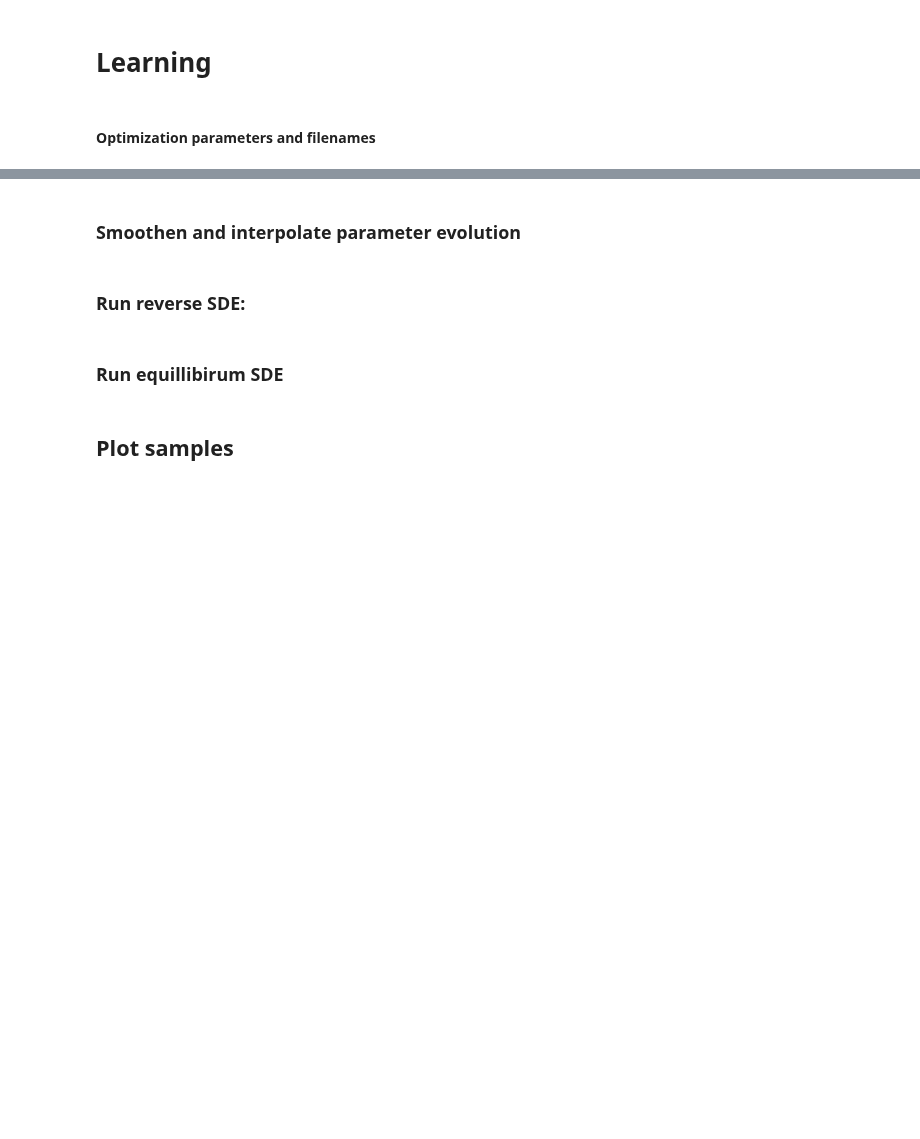
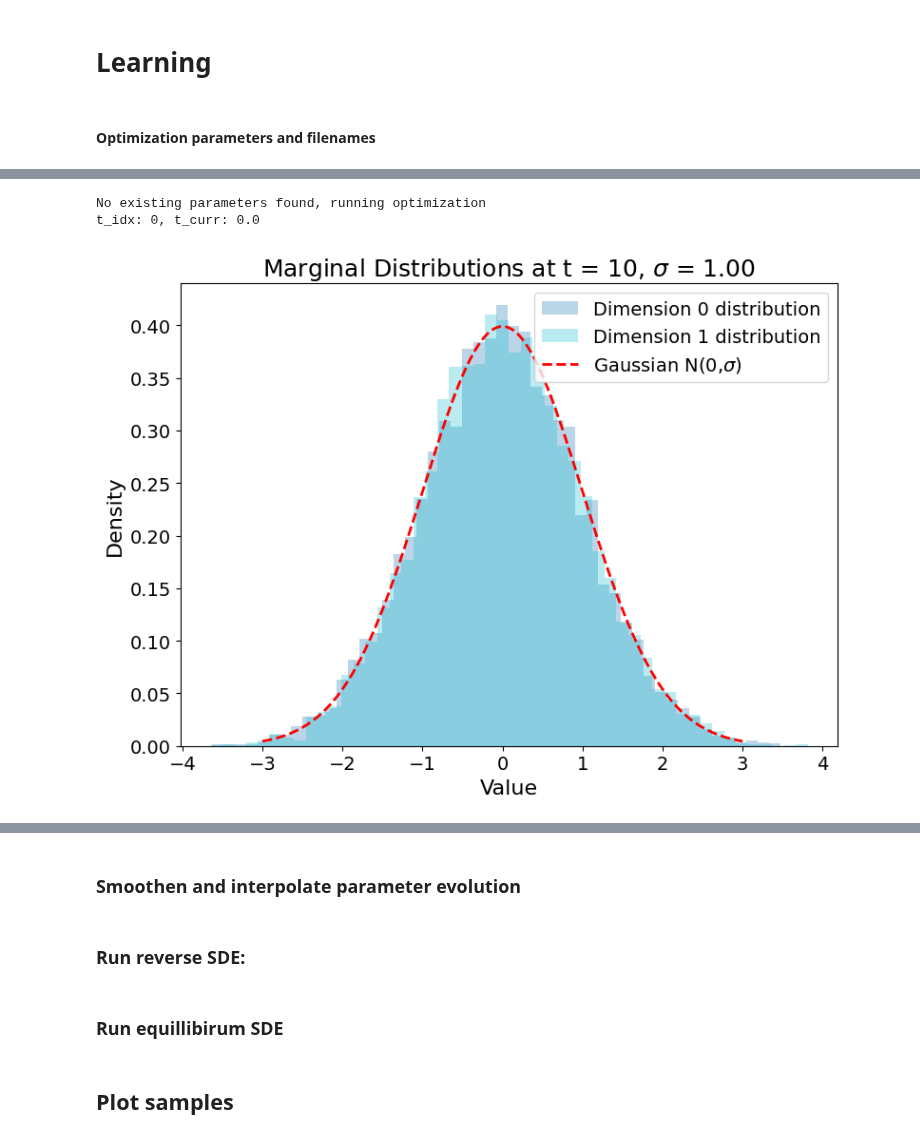
Before and after one commit to cyboesch/oscillator_dev, a Jupyter notebook: projects/physical-diffusion-models/notebooks/sampling-from-gaussian-mixture.ipynb, the cells around one changed output, grey strips where cells are left out. Saved outputs shown, nothing was run; the diff lists cells and outputs as text; code cells hidden in the pictures; blank space fills up the shorter version.

```diff
--- a/projects/physical-diffusion-models/notebooks/sampling-from-gaussian-mixture.ipynb
+++ b/projects/physical-diffusion-models/notebooks/sampling-from-gaussian-mixture.ipynb
@@ -180,7 +179,7 @@ if training_method == "SM":
     maximize = False
 elif training_method == "CD1":
     loss_fn_per_batch = setup_score_matching_loss_per_batch(energy_fn)
-    gradient_fn_per_batch = lambda flattened_args, batch: -CD1_gradient(energy_fn, batch, flattened_args, dt=0.001, D=Temp, key=jr.PRNGKey(33), num_noise_samples=2000)
+    gradient_fn_per_batch = lambda flattened_args, batch, key_CD1: -CD1_gradient(energy_fn, batch, flattened_args, dt=0.001, D=Temp, key=key_CD1, num_noise_samples=2000)
     maximize = False
 elif training_method == "MLE":
     loss_fn_per_batch = setup_MLE_loss_per_batch(energy_fn)
@@ -240,8 +242,3 @@ save_fig = False
-# %%
-key, subkey = jr.split(key)
-Temp = .01
-samples_t = sample_forward_process(t_forward, n_samples, D=Temp, sigma_final=sigma_forward, samples0=samples_0, key=subkey)
-plot_forward_marginals(samples_t, t_forward, sigma_forward, Temp=Temp, path=plot_folder, save_fig=save_fig, fontsize=16)
 # %%
 params_history_path = f"{output_dir}/params_history.npy"
 if os.path.exists(params_history_path):
@@ -250,10 +247,6 @@ if os.path.exists(params_history_path):
     params_history_all_t = jnp.load(params_history_path)
 else:
     print('No existing parameters found, running optimization')
-    key, subkey = jr.split(key)
-
-    samples_t = sample_forward_process(t_forward, n_samples, D=1, sigma_final=sigma_forward, samples0=samples_0, key=subkey)
-    plot_forward_marginals(samples_t, t_forward, sigma_forward, beta=1.0, path=output_dir, save_fig=save_fig, fontsize=16)
 
     # Setup optimization parameters
     mask = jnp.ones(params_flattened_initial.shape[0])
@@ -268,26 +261,24 @@ else:
     # Loop over time points
     for t_idx, t_curr in enumerate(forward_time_pts):
         print(f"t_idx: {t_idx}, t_curr: {t_curr}")
-        # Generate samples at current time
-        # key, subkey = jr.split(key)
-        # samples_t = sample_forward_process(
-        #     t_curr, n_samples, D=Temp, sigma_final=sigma_forward, samples0=samples_0, key=subkey
-        # )
+        optimization_key, optimization_subkey = jr.split(optimization_key)
+
+        if t_idx == 0:
+            samples_0 = sample_forward_process(t_forward, n_samples, D=1, sigma_final=sigma_forward, samples0=samples_target, key=optimization_key)
+            plot_forward_marginals(samples_0, t_forward, sigma_forward, beta=1.0, path=output_dir, save_fig=save_fig, fontsize=16, plot_show=True)
+
         sampler = lambda key: sample_forward_process(
-                t_curr, n_samples = batch_size, D=Temp, sigma_final=sigma_forward, samples0=samples_0, key=key, beta= 1
+                t_curr, n_samples = batch_size, D=Temp, sigma_final=sigma_forward, samples0=samples_target, key=key, beta= 1
             )
 
         # Perform optimization starting from previous best parameters
-        key, subkey = jr.split(key)
-
         params_history, loss_history = run_optimization(
             loss_fn_per_batch=loss_fn_per_batch,
             params_initial=current_params,
             sampler=sampler,
             mask=mask,
             gradient_fn_per_batch=gradient_fn_per_batch,
-            key=subkey,
-            batch_size=batch_size,
+            key=optimization_subkey,
             learning_rate=learning_rate,
             n_epochs=n_epochs,
             maximize=maximize,
@@ -298,30 +289,34 @@ else:
         )
 
         _, current_params, _ = get_best_params(params_history, loss_history, maximize=maximize)
         params_history_all_t.append(current_params)
 
         if plot_steps:
             if t_idx % plot_slice == 0:
                 # Plot optimization progress
                 plot_parameter_evolution(
                     params_history=params_history,
                     loss_history=loss_history,
                     time = t_curr,
                     time_index = t_idx,
                     unflatten=unflatten,
                     N_osc=N_osc,
                     slicing=10,
                     title=f"{training_method} (t = {t_curr:.3f})",
                     maximize=maximize,
                     labels_on=True,
                     save_fig=save_fig,
                     path=output_dir,
                     param_names=params_names,
                     plot_show=True
                 )
 
     # Convert params_history_all_t to array for easier analysis
     params_history_all_t = jnp.array(params_history_all_t)
     # jnp.save(f"{output_dir}/params_history.npy", params_history_all_t)
 
     print('Optimization complete; saved parameters to', output_dir)
+# %% [output]
+No existing parameters found, running optimization
+t_idx: 0, t_curr: 0.0
+[figure, added]
```
Also changed, not shown: parts of 17 cells of this notebook, 1 other file.
